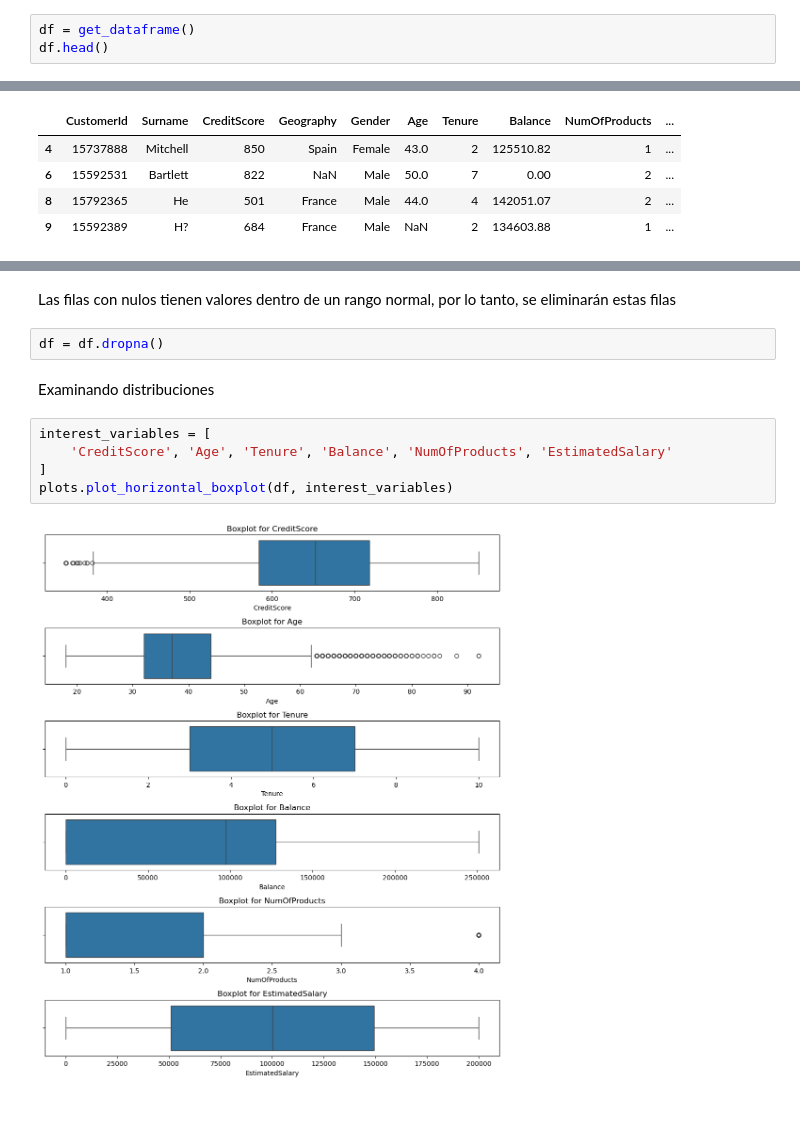
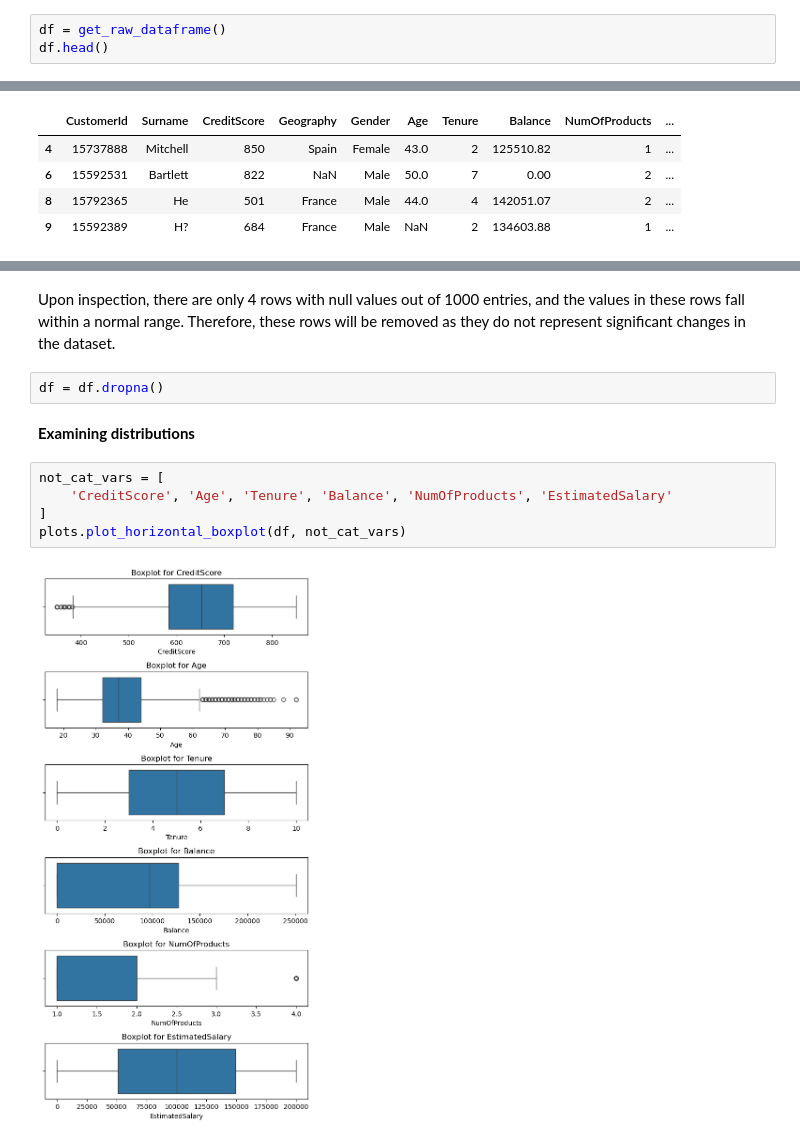
Before and after one commit to davexat/Customer_Churn_Predictor, a Jupyter notebook: notebooks/1.0_dsb_data_preparation.ipynb, the cells around one changed output, grey strips where cells are left out. Drawn from its saved outputs; the diff is of its cells as text; blank space fills up the shorter version.

Commit message:
chore: cleaning dataset

```diff
--- a/notebooks/1.0_dsb_data_preparation.ipynb
+++ b/notebooks/1.0_dsb_data_preparation.ipynb
@@ -6,7 +9,7 @@ import pandas as pd
 from churn_predictor.dataset import get_dataframe
 import churn_predictor.plot as plots
 # %%
-df = get_dataframe()
+df = get_raw_dataframe()
 df.head()
 # %% [output]
 |  | RowNumber | CustomerId | Surname | CreditScore | Geography | Gender | Age | Tenure | Balance | ... |
@@ -84,16 +87,16 @@ df.describe()
 | 75% | 1.575323e+07 | 718.000000 | 44.000000 | 7.000000 | 127647.840000 | 2.000000 | 1.000000 | 1.000000 | ... |
 | max | 1.581569e+07 | 850.000000 | 92.000000 | 10.000000 | 250898.090000 | 4.000000 | 1.000000 | 1.000000 | ... |
 # %% [markdown]
-Las filas con nulos tienen valores dentro de un rango normal, por lo tanto, se eliminarán estas filas
+Upon inspection, there are only 4 rows with null values out of 1000 entries, and the values in these rows fall within a normal range. Therefore, these rows will be removed as they do not represent significant changes in the dataset.
 # %%
 df = df.dropna()
 # %% [markdown]
-Examinando distribuciones
+**Examining distributions**
 # %%
-interest_variables = [
+not_cat_vars = [
     'CreditScore', 'Age', 'Tenure', 'Balance', 'NumOfProducts', 'EstimatedSalary'
 ]
-plots.plot_horizontal_boxplot(df, interest_variables)
+plots.plot_horizontal_boxplot(df, not_cat_vars)
 # %% [output]
-[figure, old version]
+[figure, new version]
 # %% [markdown]
```
Also changed, not shown: parts of 9 cells of this notebook, 3 other files.
